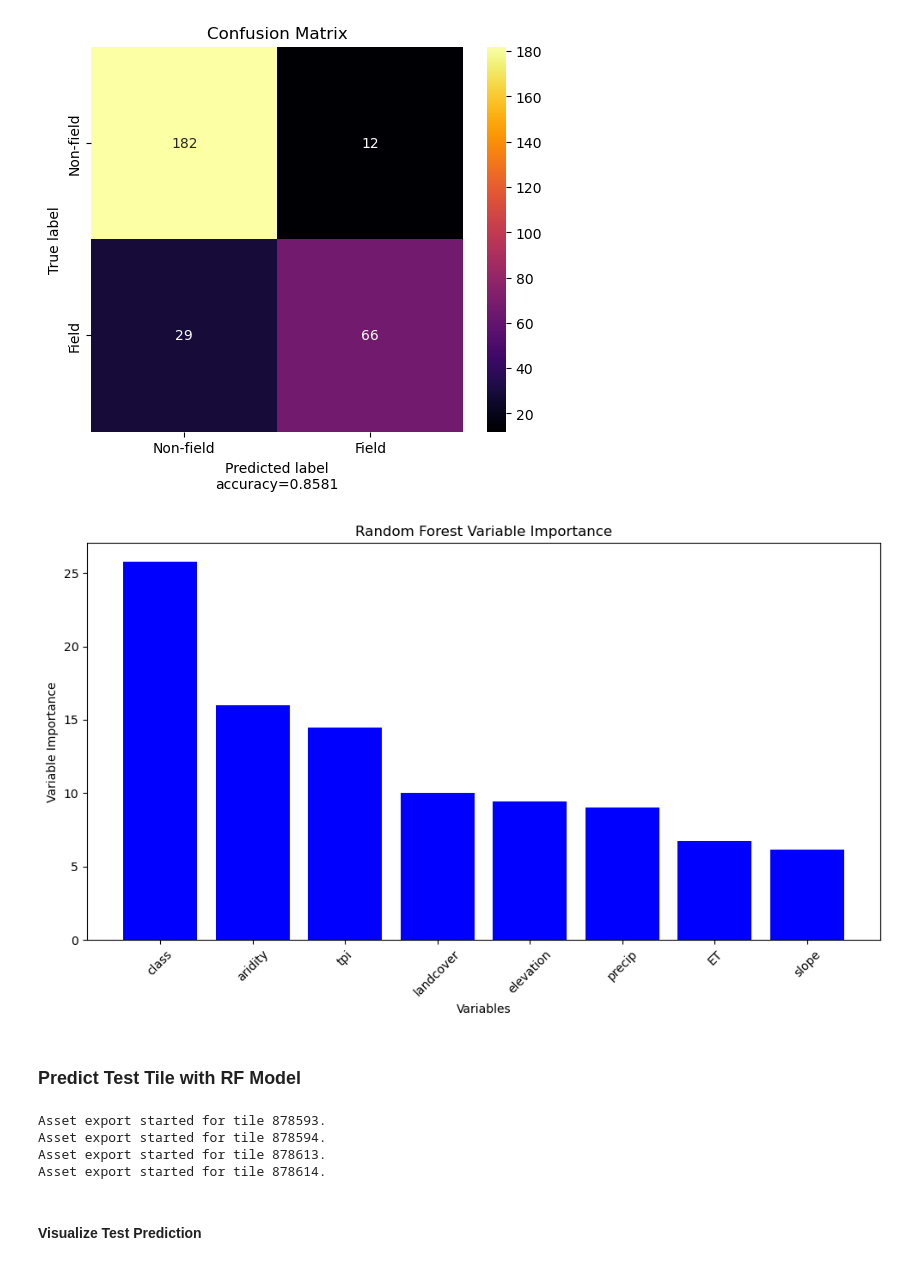
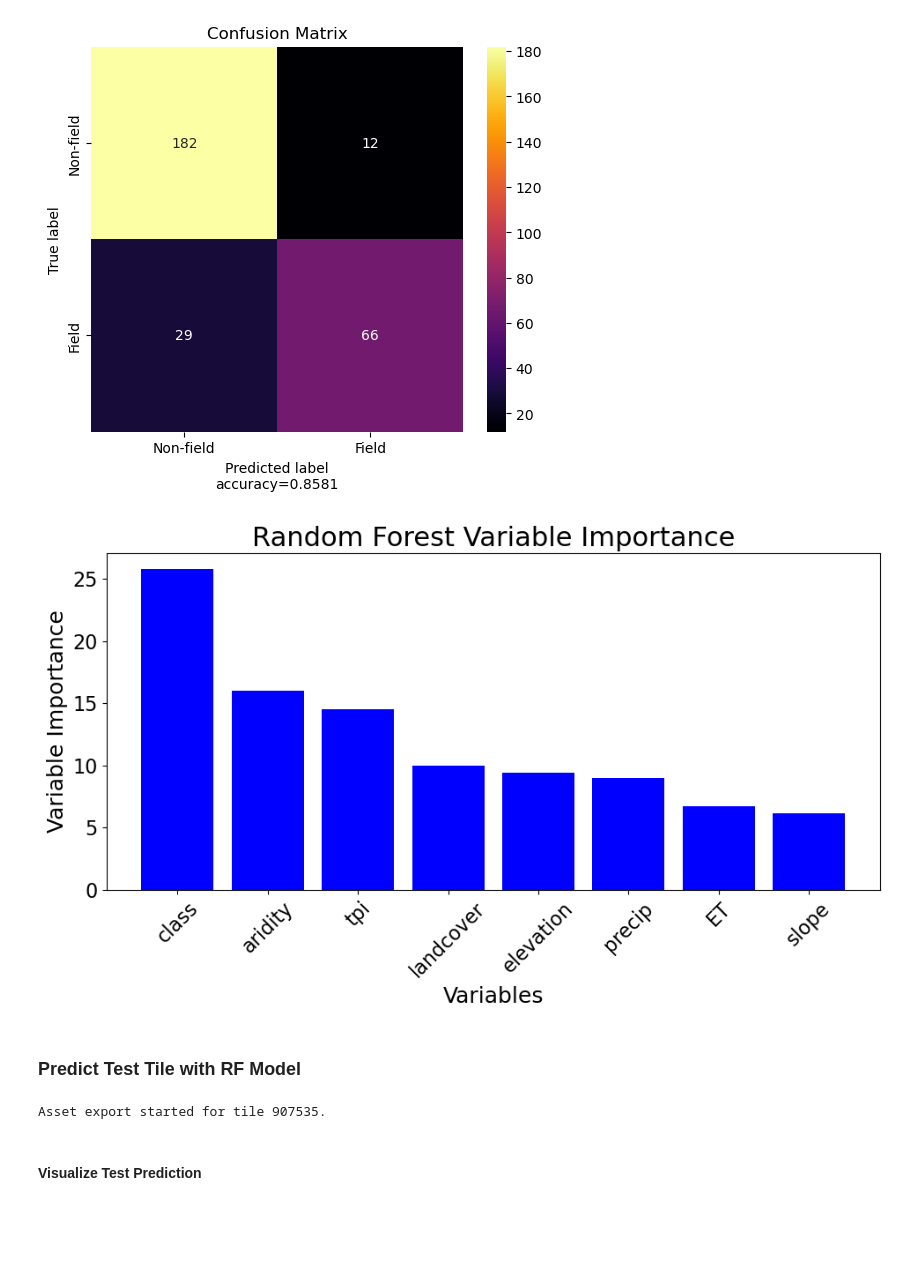
Before and after one commit to ppstxd/False_Positive_Analysis, a Jupyter notebook: FP_analysis_raster.ipynb, the cells around one changed output. Cells and saved outputs as stored; diff of their text form; code cells hidden in the pictures; blank space fills up the shorter version.

```diff
--- a/FP_analysis_raster.ipynb
+++ b/FP_analysis_raster.ipynb
@@ -373,12 +373,8 @@ ee.Initialize(project='angola-thesis')
 # Load sampling points
 points = ee.FeatureCollection('projects/angola-thesis/assets/sampling_points_labeled')
 
-# Load Angola boundary
-angola = ee.FeatureCollection('projects/angola-thesis/assets/angola_tiles_dissolve')
-
 # Check if assets exist
 print(points.size().getInfo())  # Should return 300
-print(angola.size().getInfo())  # Should return 1
 # %% [output]
 300
 1
@@ -860,30 +856,39 @@ plt.show()
 # %%
 explanation = ee_classifier.explain()
 importance = explanation.get('importance').getInfo()  # This is now a Python dict
 
 # Sort by importance descending
 sorted_items = sorted(importance.items(), key=lambda x: x[1], reverse=True)
 variables, importances = zip(*sorted_items)
+
+# Set font sizes globally for all elements
+plt.rc('font', size=18)          # Default text size
+plt.rc('axes', titlesize=22)     # Axes title font size
+plt.rc('axes', labelsize=18)     # Axes labels font size
+plt.rc('xtick', labelsize=16)    # X tick labels font size
+plt.rc('ytick', labelsize=16)    # Y tick labels font size
+plt.rc('legend', fontsize=16)    # Legend font size
+plt.rc('figure', titlesize=24)   # Figure title font size
 
 plt.figure(figsize=(10, 6))
 plt.bar(variables, importances, color='blue')
 plt.ylabel('Variable Importance')
 plt.xlabel('Variables')
 plt.title('Random Forest Variable Importance')
 plt.xticks(rotation=45)
 plt.tight_layout()
 
 # Save Plot
 plt.savefig('/home/airg/PSteinhilber/projects/angola/prediction/FP_Analysis_Raster/exports/variable_importance.png', dpi=300, bbox_inches='tight')
 plt.show()
 # %% [output]
-[figure, old version]
+[figure, new version]
 # %% [markdown]
 ### Predict Test Tile with RF Model
 # %%
-classifier_asset = 'projects/angola-thesis/assets/Predictions/crop_classifier_test_07'
+classifier_asset = 'projects/angola-thesis/assets/Predictions/crop_classifier_test_09'
 rf_classifier = ee.Classifier.load(classifier_asset)
-tile_ids = [878593, 878594, 878613, 878614]
+tile_ids = [907535]
 
 for tile_id in tile_ids:
     selected_tile = tiles.filter(ee.Filter.eq('tile', tile_id))
@@ -904,10 +909,7 @@ for tile_id in tile_ids:
     task_asset.start()
     print(f"Asset export started for tile {tile_id}.")
 # %% [output]
-Asset export started for tile 878593.
-Asset export started for tile 878594.
-Asset export started for tile 878613.
-Asset export started for tile 878614.
+Asset export started for tile 907535.
 # %% [markdown]
 #### Visualize Test Prediction
 # %%
```
Also changed, not shown: parts of 5 cells of this notebook.
